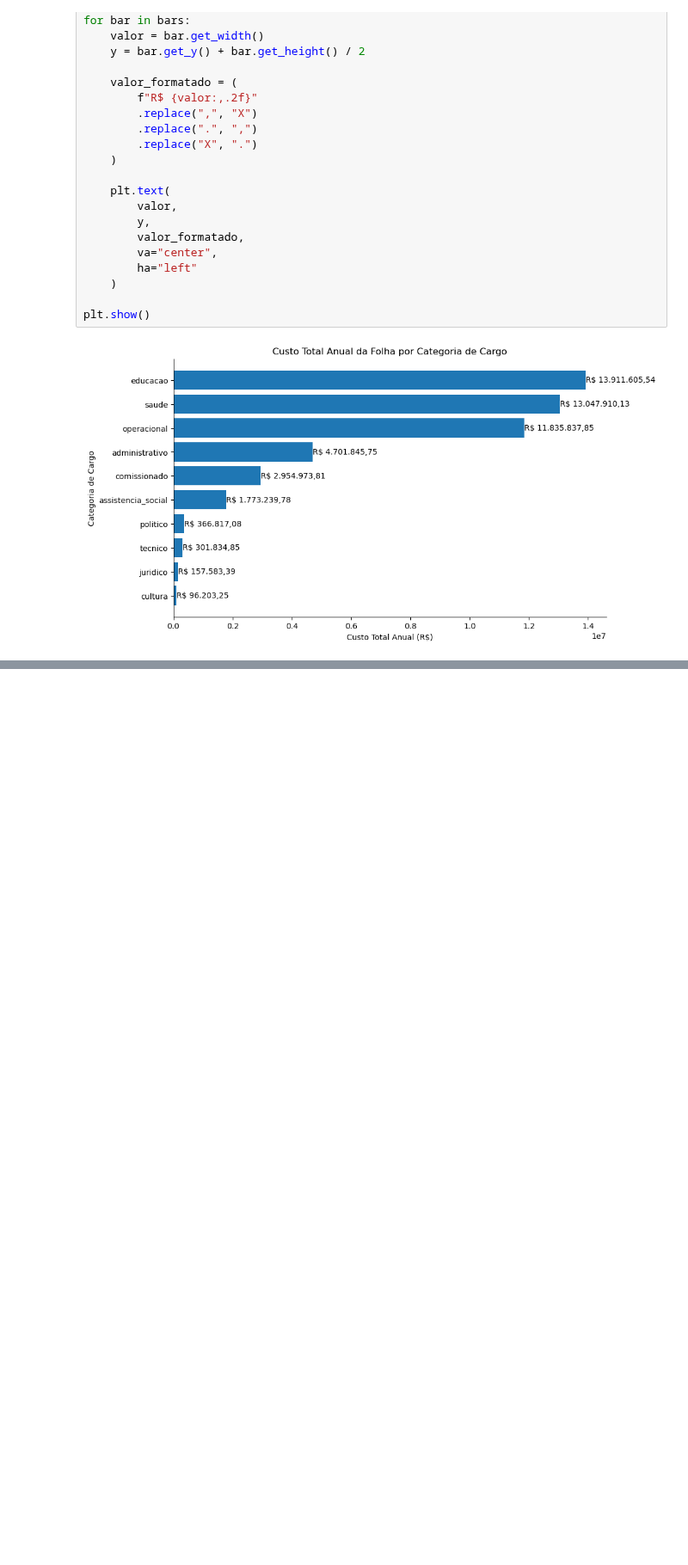
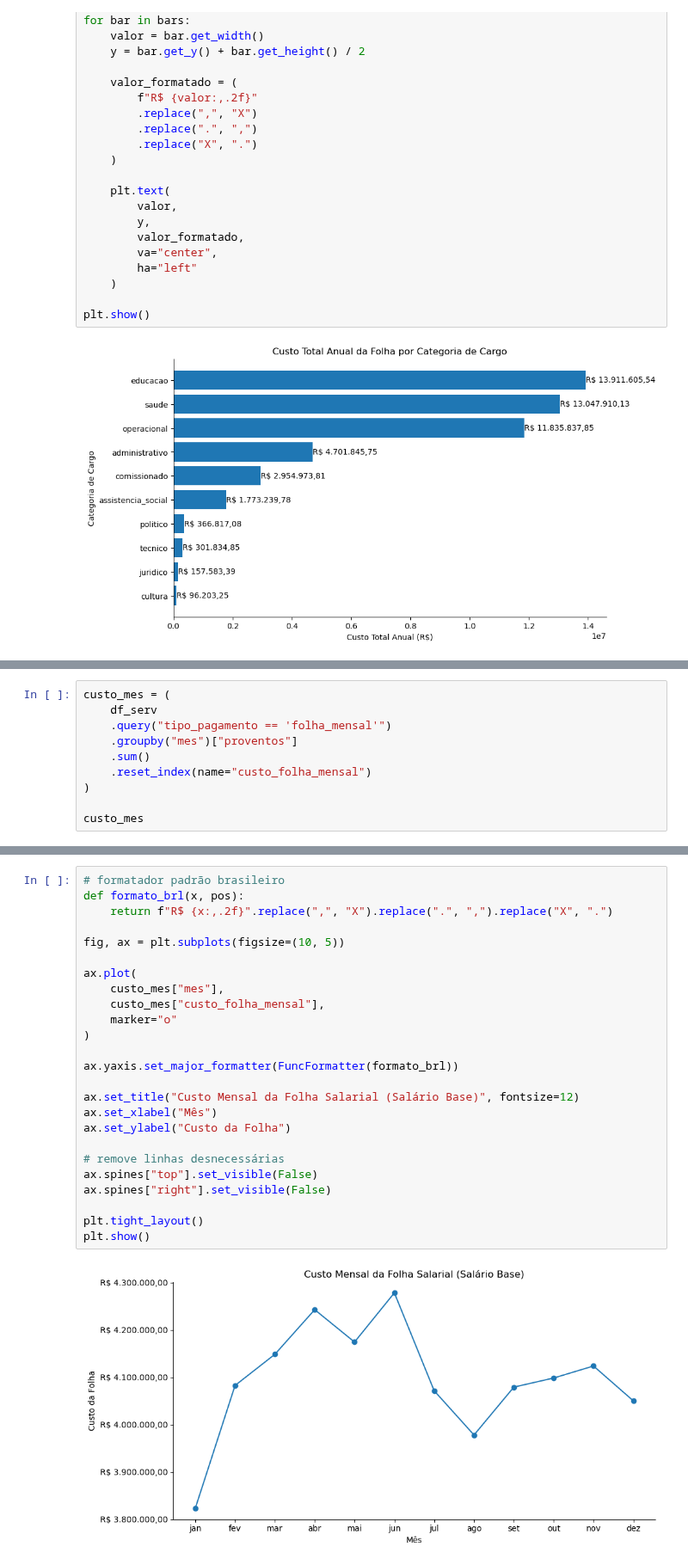
Before and after one commit to oguidenardi/folha_pagamento_santa_rita_2025, a Jupyter notebook: notebooks/04_exploratory_data_analysis.ipynb, the cells around one changed output, grey strips where cells are left out. Shown at 86% size. Cells and saved outputs as stored; diff of their text form; blank space fills up the shorter version.

Commit message:
feat(eda): add monthly base salary payroll cost analysis

```diff
--- a/notebooks/04_exploratory_data_analysis.ipynb
+++ b/notebooks/04_exploratory_data_analysis.ipynb
@@ -949,0 +955,10 @@ plt.show()
+# %%
+custo_mes = (
+    df_serv
+    .query("tipo_pagamento == 'folha_mensal'")
+    .groupby("mes")["proventos"]
+    .sum()
+    .reset_index(name="custo_folha_mensal")
+)
+
+custo_mes
@@ -949,0 +979,27 @@ plt.show()
+# %%
+# formatador padrão brasileiro
+def formato_brl(x, pos):
+    return f"R$ {x:,.2f}".replace(",", "X").replace(".", ",").replace("X", ".")
+
+fig, ax = plt.subplots(figsize=(10, 5))
+
+ax.plot(
+    custo_mes["mes"],
+    custo_mes["custo_folha_mensal"],
+    marker="o"
+)
+
+ax.yaxis.set_major_formatter(FuncFormatter(formato_brl))
+
+ax.set_title("Custo Mensal da Folha Salarial (Salário Base)", fontsize=12)
+ax.set_xlabel("Mês")
+ax.set_ylabel("Custo da Folha")
+
+# remove linhas desnecessárias
+ax.spines["top"].set_visible(False)
+ax.spines["right"].set_visible(False)
+
+plt.tight_layout()
+plt.show()
+# %% [output]
+[figure, added]
```
Also changed, not shown: parts of 4 cells of this notebook.
